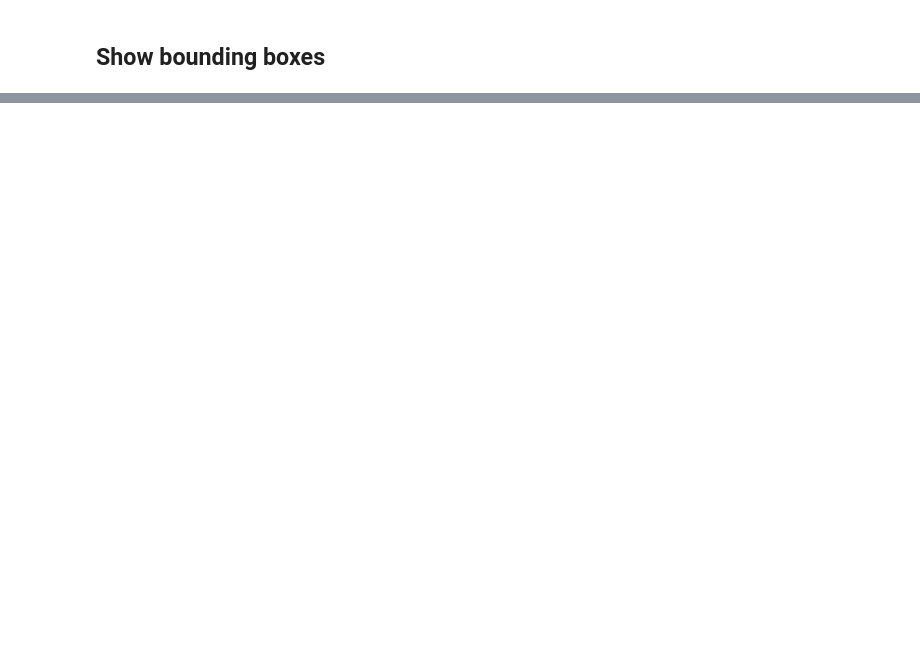
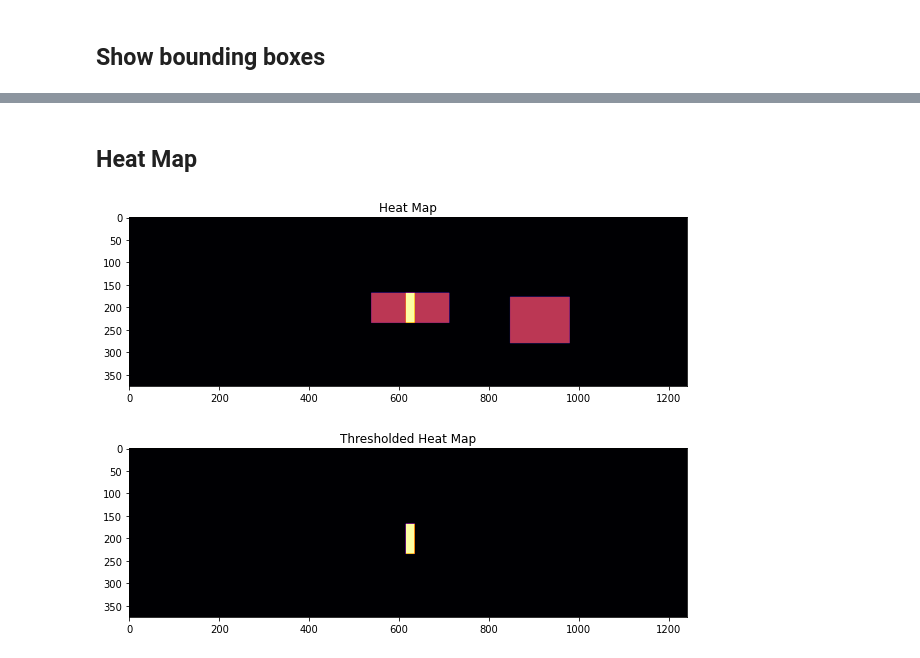
Before and after one commit to chrismartel/ECSE415-Project-G7, a Jupyter notebook: detection/detection.ipynb, the cells around one changed output, grey strips where cells are left out. Drawn from its saved outputs; the diff is of its cells as text; code cells hidden in the pictures; blank space fills up the shorter version.

```diff
--- a/detection/detection.ipynb
+++ b/detection/detection.ipynb
@@ -200,0 +206,30 @@ plt.show()
+# %% [markdown]
+## Heat Map
+# %%
+threshold = 1
+
+# https://nrsyed.com/2018/05/24/hog-based-svm-for-detecting-vehicles-in-a-video-part-6/
+current_heatmap = np.zeros((img_h, img_w), dtype=np.float32)
+for (xi, yi, xf, yf) in boxes:
+    current_heatmap[yi:yf, xi:xf] += 1
+
+# set treshold values to 0
+threshold_heatmap = current_heatmap.copy()
+threshold_heatmap[current_heatmap <= threshold] = 0
+
+#
+
+
+# show heat map
+plt.figure(figsize=(10,10))
+plt.title("Heat Map")
+plt.imshow(current_heatmap, cmap="inferno")
+plt.show()
+
+plt.figure(figsize=(10,10))
+plt.title("Thresholded Heat Map")
+plt.imshow(threshold_heatmap, cmap="inferno")
+plt.show()
+# %% [output]
+[figure, added]
+[figure, added]
```
Also changed, not shown: parts of 7 cells of this notebook.
